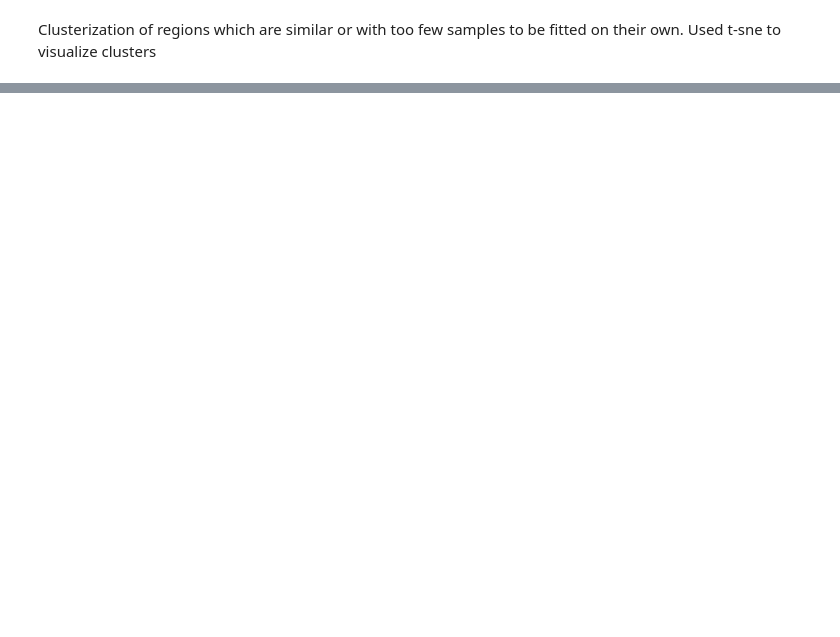
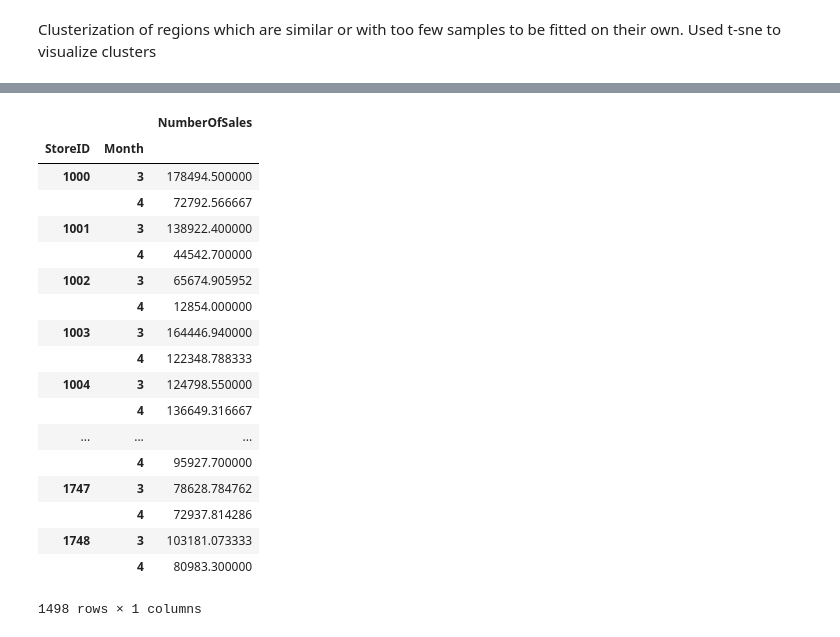
Before and after one commit to Trik17/DMTM_2018, a Jupyter notebook: Polimi Competition/UltimaProva_Santa.ipynb, the cells around one changed output, grey strips where cells are left out. Cells and saved outputs as stored; diff of their text form; code cells hidden in the pictures; blank space fills up the shorter version.

```diff
--- a/Polimi Competition/UltimaProva_Santa.ipynb
+++ b/Polimi Competition/UltimaProva_Santa.ipynb
@@ -440,0 +576,24 @@ output.groupby(["StoreID","Month"]).agg("sum").to_csv('OurSubmission.csv',sep=",
+# %%
+comparison = output.groupby(["StoreID","Month"]).agg("sum")
+# %%
+comparison
+# %% [output]
+|  |  | NumberOfSales |
+| StoreID | Month |  |
+| 1000 | 3 | 178494.500000 |
+|  | 4 | 72792.566667 |
+| 1001 | 3 | 138922.400000 |
+|  | 4 | 44542.700000 |
+| 1002 | 3 | 65674.905952 |
+|  | 4 | 12854.000000 |
+| 1003 | 3 | 164446.940000 |
+|  | 4 | 122348.788333 |
+| 1004 | 3 | 124798.550000 |
+|  | 4 | 136649.316667 |
+| ... | ... | ... |
+|  | 4 | 95927.700000 |
+| 1747 | 3 | 78628.784762 |
+|  | 4 | 72937.814286 |
+| 1748 | 3 | 103181.073333 |
+|  | 4 | 80983.300000 |
+1498 rows × 1 columns
```
Also changed, not shown: parts of 17 cells of this notebook.
